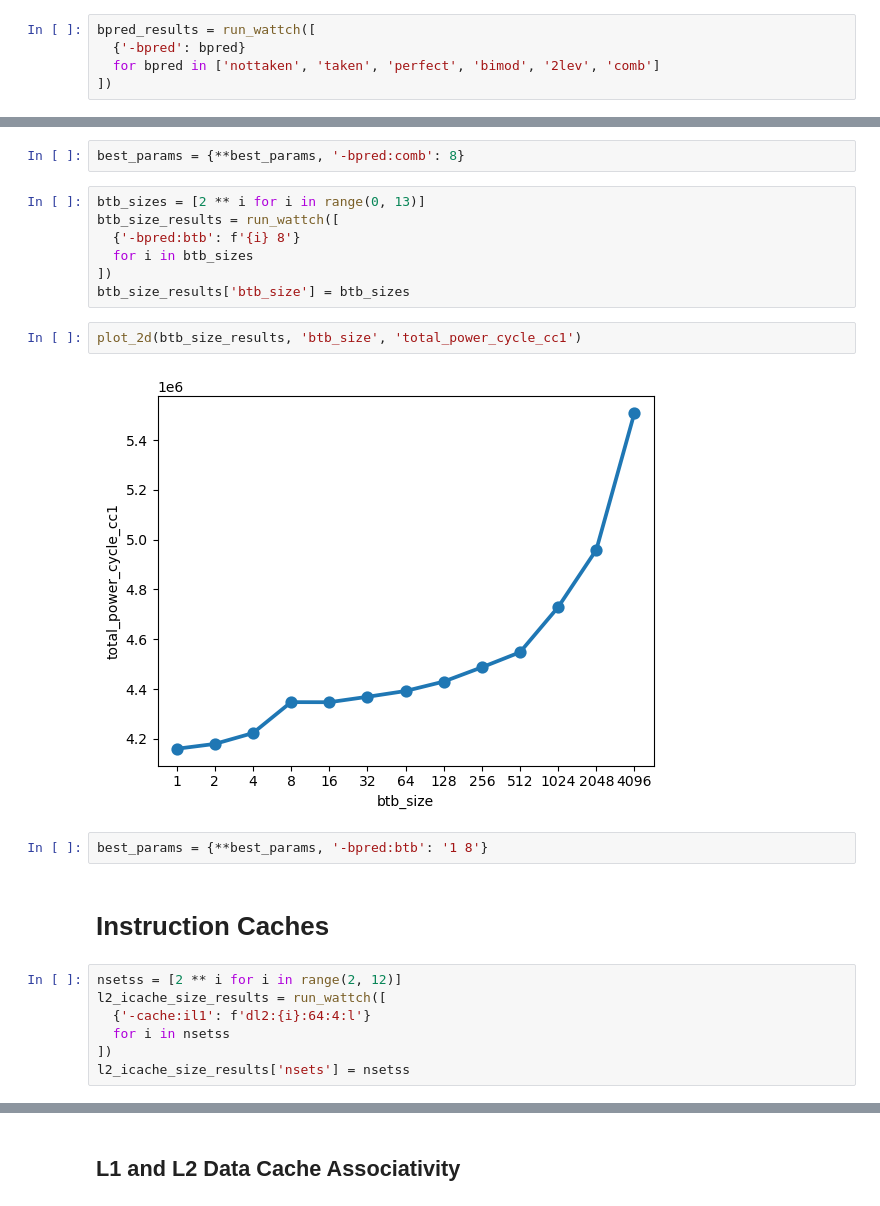
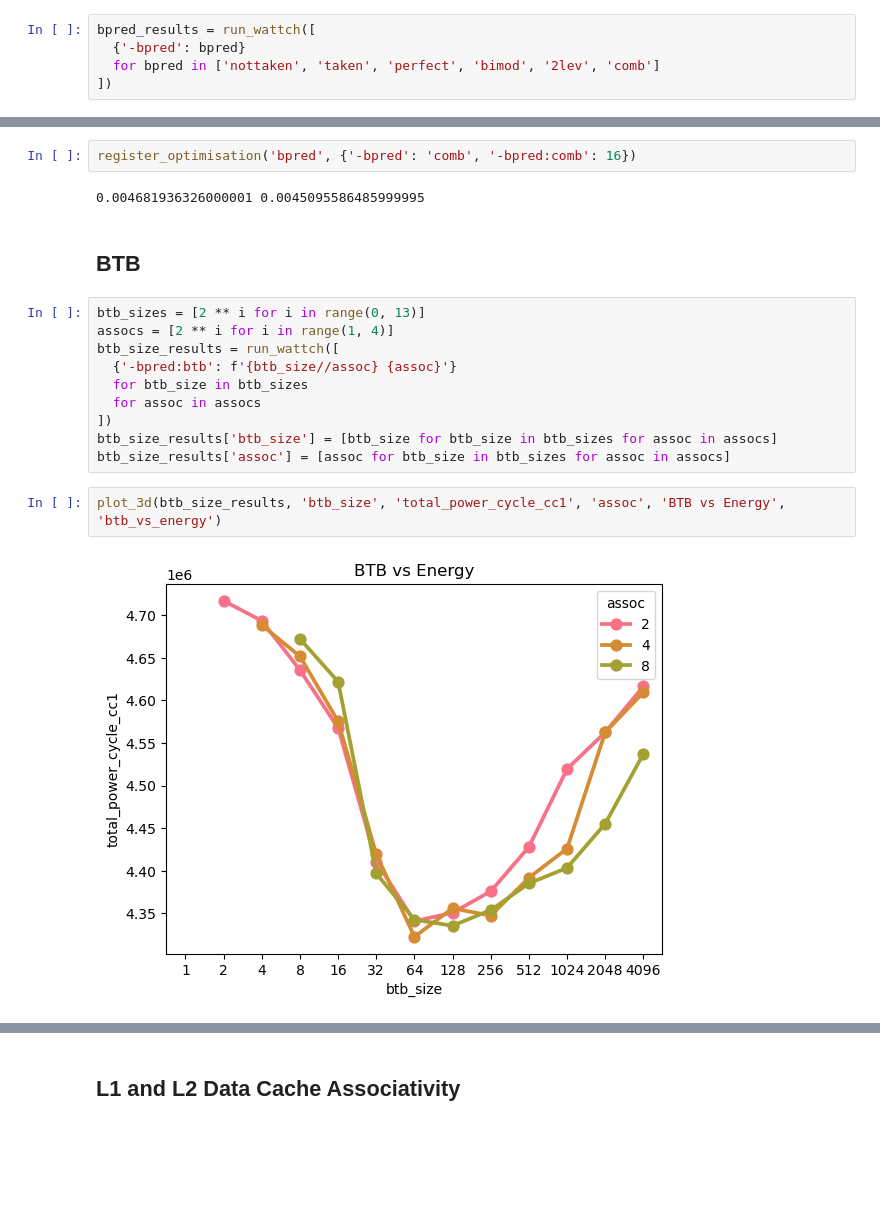
Before and after one commit to charlielidbury/aca-simplerscalar, a Jupyter notebook: notebook.ipynb, the cells around one changed output, grey strips where cells are left out. Drawn from its saved outputs; the diff is of its cells as text; blank space fills up the shorter version.

```diff
--- a/notebook.ipynb
+++ b/notebook.ipynb
@@ -383,24 +392,20 @@ plot_2d(meta_table_results, '-bpred:comb', 'total_power_cycle_cc1')
-# %%
-best_params = {**best_params, '-bpred:comb': 8}
+# %%
+register_optimisation('bpred', {'-bpred': 'comb', '-bpred:comb': 16})
+# %% [output]
+0.004681936326000001 0.0045095586485999995
+# %% [markdown]
+## BTB
 # %%
 btb_sizes = [2 ** i for i in range(0, 13)]
+assocs = [2 ** i for i in range(1, 4)]
 btb_size_results = run_wattch([
-  {'-bpred:btb': f'{i} 8'}
-  for i in btb_sizes
+  {'-bpred:btb': f'{btb_size//assoc} {assoc}'}
+  for btb_size in btb_sizes
+  for assoc in assocs
 ])
-btb_size_results['btb_size'] = btb_sizes
+btb_size_results['btb_size'] = [btb_size for btb_size in btb_sizes for assoc in assocs]
+btb_size_results['assoc'] = [assoc for btb_size in btb_sizes for assoc in assocs]
 # %%
-plot_2d(btb_size_results, 'btb_size', 'total_power_cycle_cc1')
+plot_3d(btb_size_results, 'btb_size', 'total_power_cycle_cc1', 'assoc', 'BTB vs Energy', 'btb_vs_energy')
 # %% [output]
-[figure, old version]
+[figure, new version]
-# %%
-best_params = {**best_params, '-bpred:btb': '1 8'}
-# %% [markdown]
-# Instruction Caches
-# %%
-nsetss = [2 ** i for i in range(2, 12)]
-l2_icache_size_results = run_wattch([
-  {'-cache:il1': f'dl2:{i}:64:4:l'}
-  for i in nsetss
-])
-l2_icache_size_results['nsets'] = nsetss
```
Also changed, not shown: parts of 54 cells of this notebook, 28 other files.
